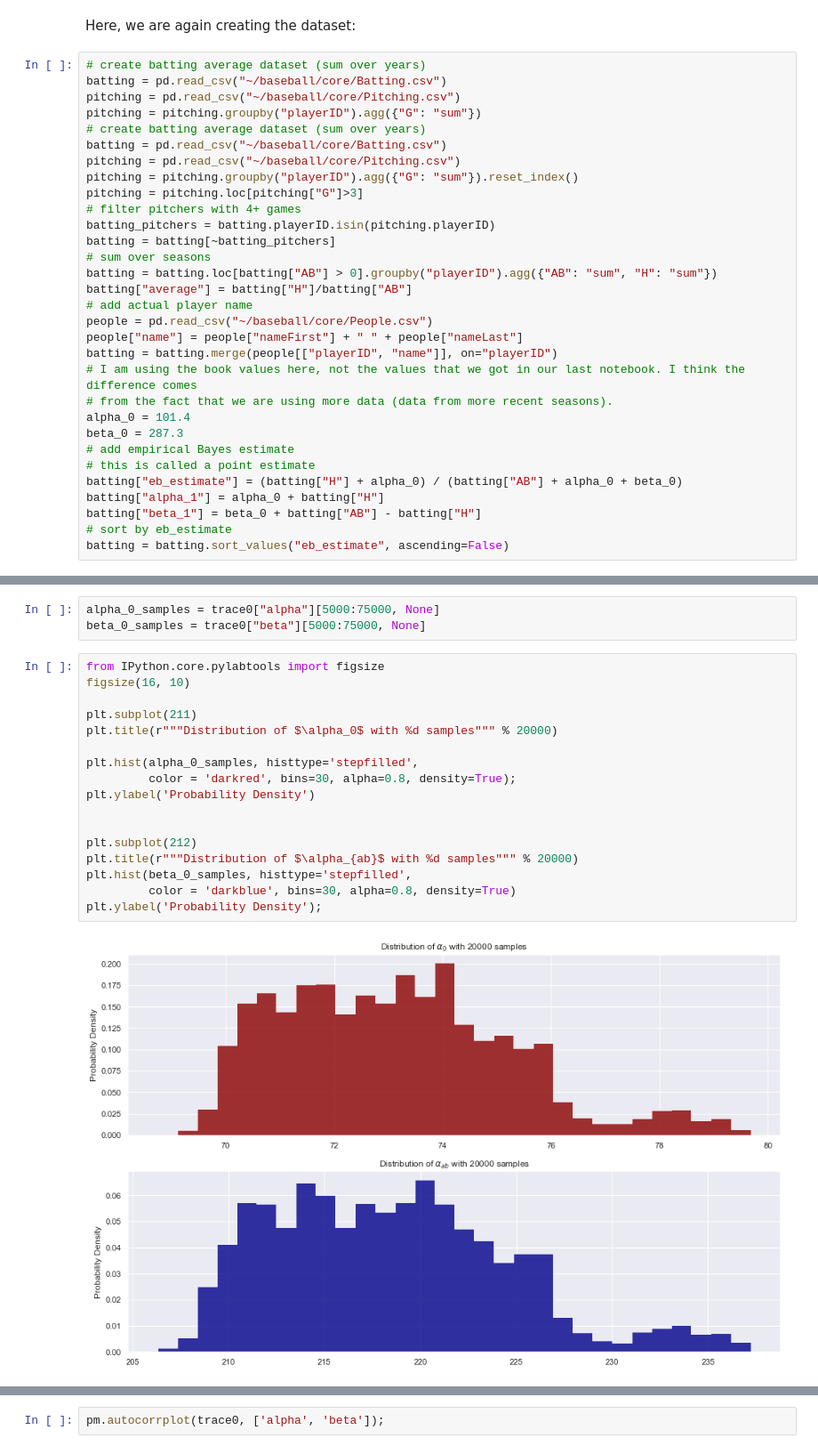
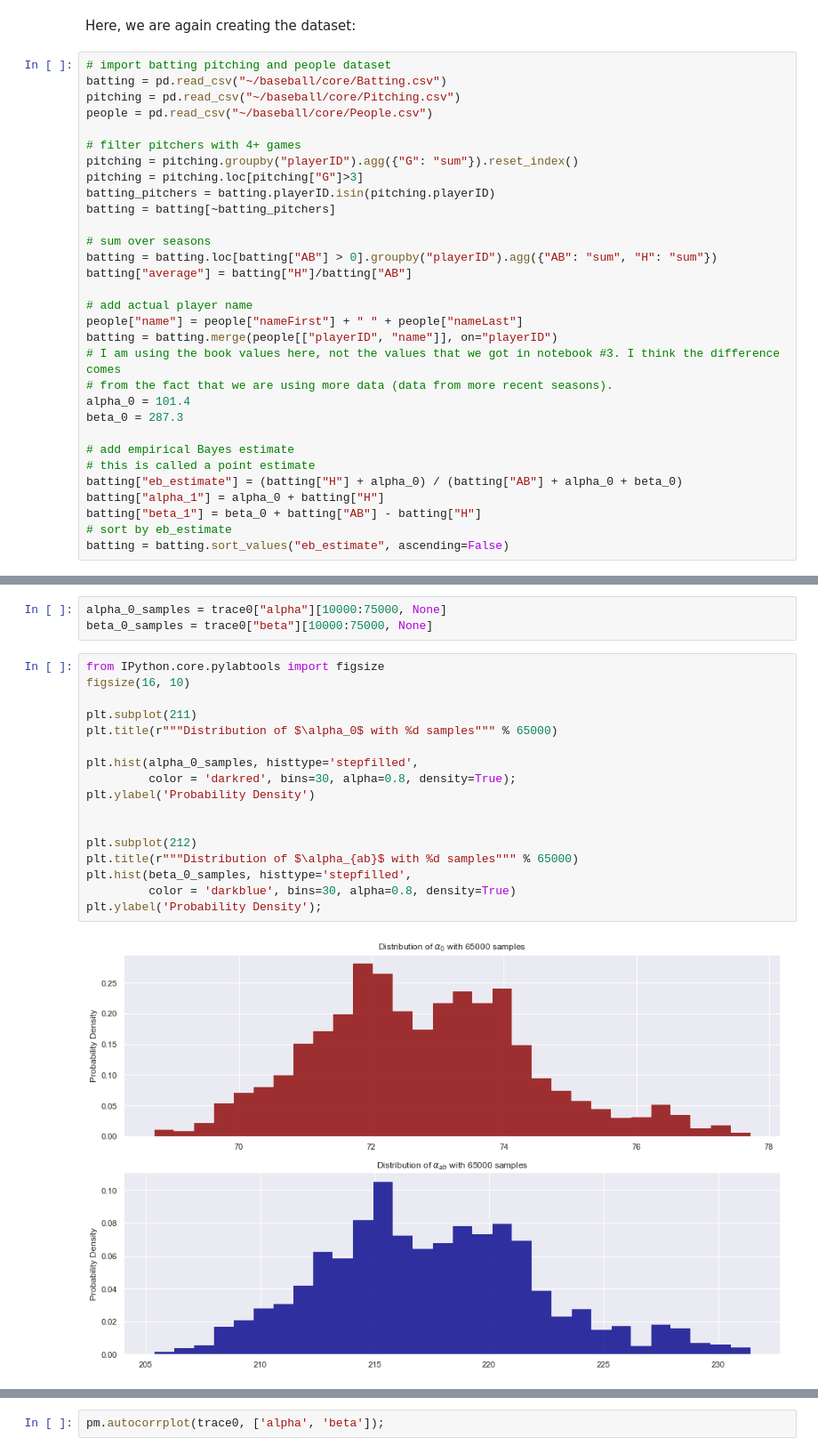
Before and after one commit to jborchma/intro_empirical_bayes, a Jupyter notebook: Empirical bayes - Chapter 7 (MCMC).ipynb, the cells around one changed output, grey strips where cells are left out. Shown: that part at 89% size. Saved outputs shown, nothing was run; the diff lists cells and outputs as text.

```diff
--- a/Empirical bayes - Chapter 7 (MCMC).ipynb
+++ b/Empirical bayes - Chapter 7 (MCMC).ipynb
@@ -10,29 +18,29 @@ sns.set(style="darkgrid")
 # %% [markdown]
 Here, we are again creating the dataset:
 # %%
-# create batting average dataset (sum over years)
+# import batting pitching and people dataset
 batting = pd.read_csv("~/baseball/core/Batting.csv")
 pitching = pd.read_csv("~/baseball/core/Pitching.csv")
-pitching = pitching.groupby("playerID").agg({"G": "sum"})
-# create batting average dataset (sum over years)
-batting = pd.read_csv("~/baseball/core/Batting.csv")
-pitching = pd.read_csv("~/baseball/core/Pitching.csv")
+people = pd.read_csv("~/baseball/core/People.csv")
+
+# filter pitchers with 4+ games
 pitching = pitching.groupby("playerID").agg({"G": "sum"}).reset_index()
 pitching = pitching.loc[pitching["G"]>3]
-# filter pitchers with 4+ games
 batting_pitchers = batting.playerID.isin(pitching.playerID)
 batting = batting[~batting_pitchers]
+
 # sum over seasons
 batting = batting.loc[batting["AB"] > 0].groupby("playerID").agg({"AB": "sum", "H": "sum"})
 batting["average"] = batting["H"]/batting["AB"]
+
 # add actual player name
-people = pd.read_csv("~/baseball/core/People.csv")
 people["name"] = people["nameFirst"] + " " + people["nameLast"]
 batting = batting.merge(people[["playerID", "name"]], on="playerID")
-# I am using the book values here, not the values that we got in our last notebook. I think the difference comes
+# I am using the book values here, not the values that we got in notebook #3. I think the difference comes
 # from the fact that we are using more data (data from more recent seasons).
 alpha_0 = 101.4
 beta_0 = 287.3
+
 # add empirical Bayes estimate
 # this is called a point estimate
 batting["eb_estimate"] = (batting["H"] + alpha_0) / (batting["AB"] + alpha_0 + beta_0)
@@ -69,25 +84,25 @@ We can now look at the traces and check out the estimates:
 # %%
-alpha_0_samples = trace0["alpha"][5000:75000, None]
-beta_0_samples = trace0["beta"][5000:75000, None]
+alpha_0_samples = trace0["alpha"][10000:75000, None]
+beta_0_samples = trace0["beta"][10000:75000, None]
 # %%
 from IPython.core.pylabtools import figsize
 figsize(16, 10)
 
 plt.subplot(211)
-plt.title(r"""Distribution of $\alpha_0$ with %d samples""" % 20000)
+plt.title(r"""Distribution of $\alpha_0$ with %d samples""" % 65000)
 
 plt.hist(alpha_0_samples, histtype='stepfilled',
          color = 'darkred', bins=30, alpha=0.8, density=True);
 plt.ylabel('Probability Density')
 
 
 plt.subplot(212)
-plt.title(r"""Distribution of $\alpha_{ab}$ with %d samples""" % 20000)
+plt.title(r"""Distribution of $\alpha_{ab}$ with %d samples""" % 65000)
 plt.hist(beta_0_samples, histtype='stepfilled',
          color = 'darkblue', bins=30, alpha=0.8, density=True)
 plt.ylabel('Probability Density');
 # %% [output]
-[figure, old version]
+[figure, new version]
 # %%
 figsize(12, 6)
 
```
Also changed, not shown: parts of 18 cells of this notebook, 3 other files.
